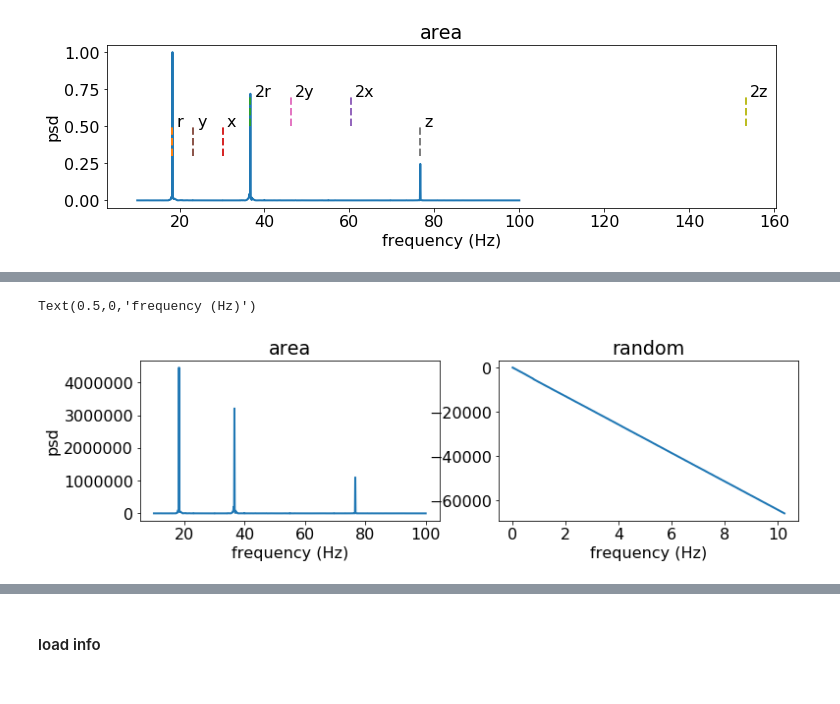
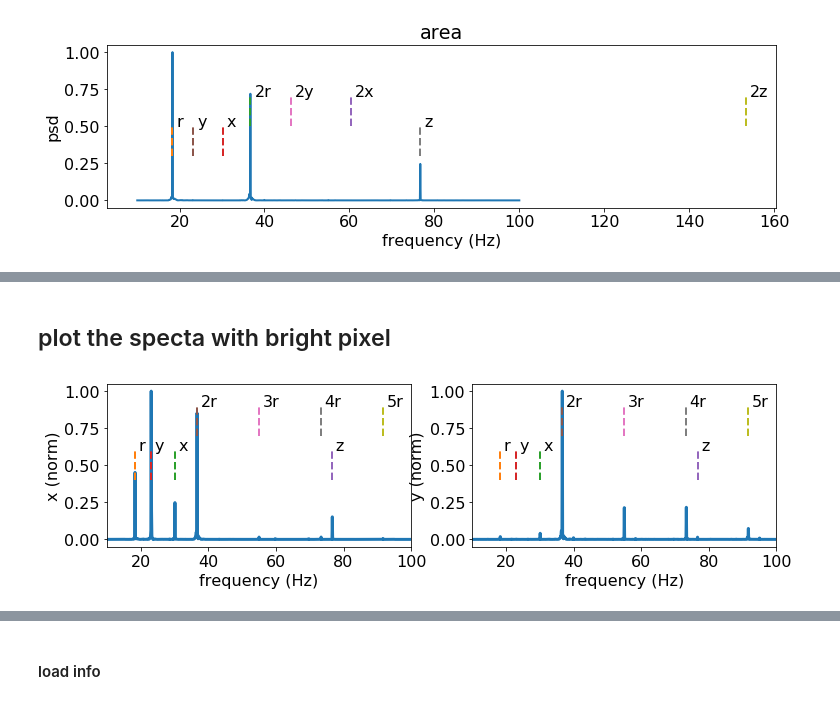
Before and after one commit to JanGieseler/track_sphere, a Jupyter notebook: notebooks/analyze_single_video_master.ipynb, the cells around one changed output, grey strips where cells are left out. Drawn from its saved outputs; the diff is of its cells as text; code cells hidden in the pictures.

```diff
--- a/notebooks/analyze_single_video_master.ipynb
+++ b/notebooks/analyze_single_video_master.ipynb
@@ -380,25 +431,41 @@ Text(0.5,0,'time (s)')
-# %%
-area = data[feature + ' a']*data[feature + ' b']*np.pi
-
-rot_angle = np.unwrap(data[feature + ' angle'], discont=100)
-
-dt = 1./info['info']['FrameRate']
-f, axes = plt.subplots(1, 2, sharey=False, sharex=False,figsize = (12,3))
-ax1, ax2 = axes
-
-f, p = ts.power_spectral_density(area, time_step, frequency_range = (min_freq, max_freq))
-ax1.plot(f, p)
-f, p = ts.power_spectral_density(rot_angle, time_step, frequency_range = (min_freq, max_freq))
-ax2.plot(t2, rot_angle)
-
-
-ax1.set_title('area')
-ax2.set_title('random')
-
-ax1.set_ylabel('psd')
-
-ax1.set_xlabel('frequency (Hz)')
-ax2.set_xlabel('frequency (Hz)')
-# %% [output]
-Text(0.5,0,'frequency (Hz)')
-[figure, removed]
+# %% [markdown]
+## plot the specta with bright pixel
+# %%
+min_freq, max_freq = 10,100
+coordinates = [['x', 'y']]
+feature = 'bright px'
+
+dt = 1./info['info']['FrameRate']
+frames = np.arange(min_frame, max_frame)
+axes_shape = np.shape(coordinates)
+f, axes = plt.subplots(axes_shape[0], axes_shape[1], sharey=False, sharex=False,figsize = (12,3*axes_shape[0]))
+t = dt * frames
+t2 = dt * np.arange(len(data))
+if len(np.shape(axes))==1:
+    axes = [axes]
+
+modes = {}
+for i, row in enumerate(zip(coordinates, axes)):
+#     print('row', row)
+    c_row, a_row = row
+    for c, ax in zip(c_row, a_row):
+        if c == 'area':
+            d = data[feature + ' a']*data[feature + ' b']*np.pi
+        else:
+            d = data[feature + ' ' + c]
+        f, p = ts.power_spectral_density(d, time_step, frequency_range = (min_freq, max_freq))
+        ax.plot(f, p/max(p), linewidth=3)
+
+
+
+        annotate_frequencies(ax, annotation_dict, higher_harm=1)
+
+        modes[c] = f[np.argmax(p)]
+
+        ax.set_ylabel(c + ' (norm)')
+        ax.set_xlim((min_freq, max_freq))
+
+        if i == len(coordinates)-1:
+            ax.set_xlabel('frequency (Hz)')
+# %% [output]
+[figure, added]
```
Also changed, not shown: parts of 22 cells of this notebook, 2 other files.
